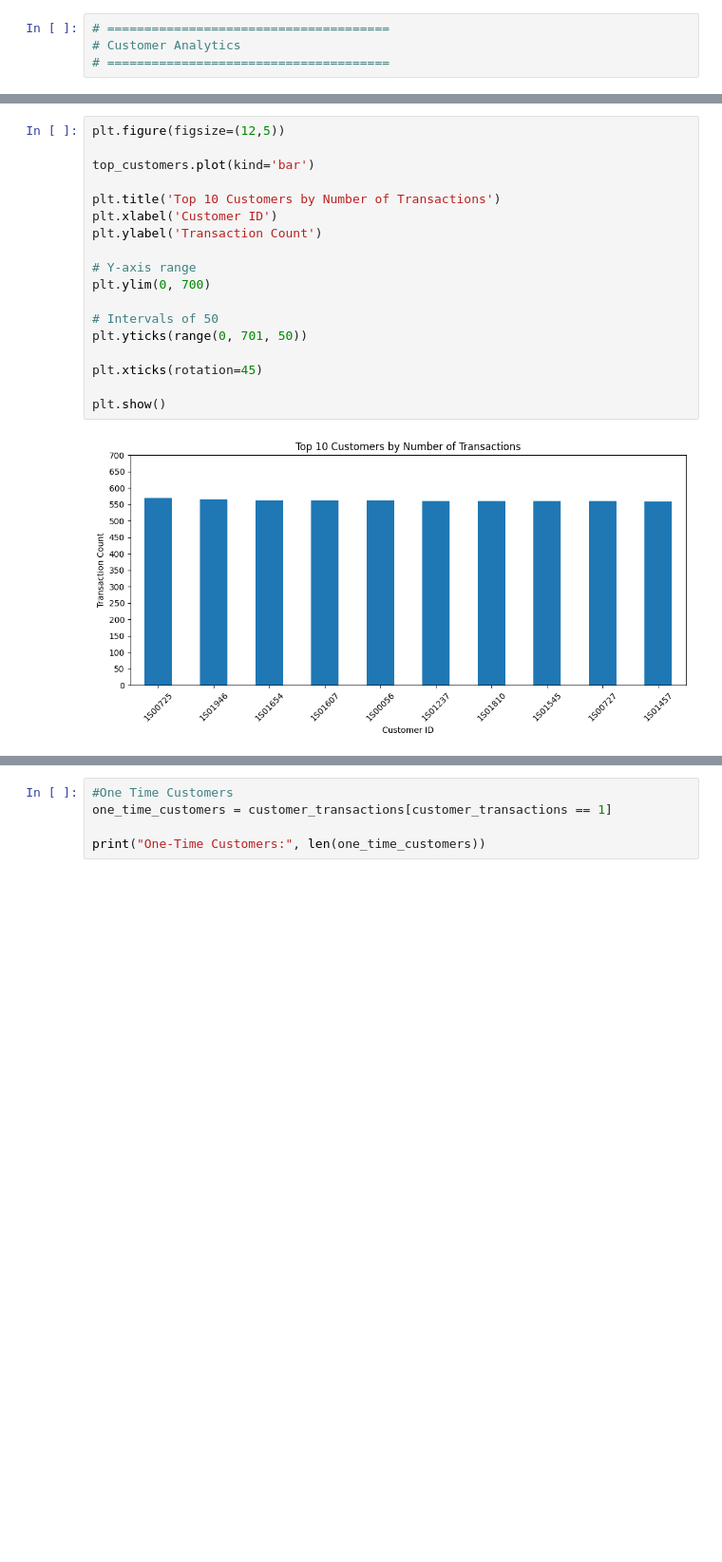
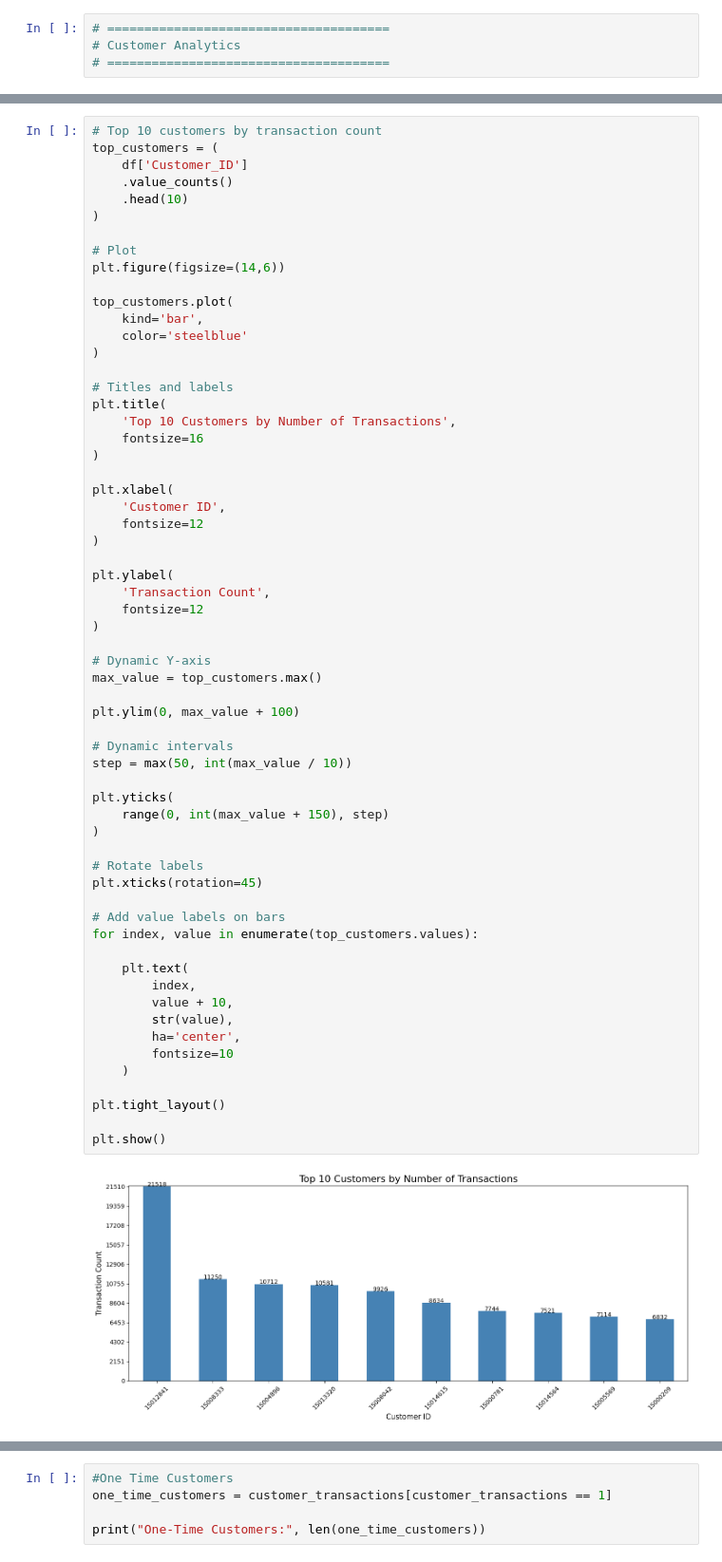
Before and after one commit to utkxrshrxj/Billing-and-Transaction-Analytics-System, a Jupyter notebook: btas.ipynb, the cells around one changed output, grey strips where cells are left out. Shown at 95% size. Saved outputs shown, nothing was run; the diff lists cells and outputs as text; blank space fills up the shorter version.

Commit message:
Added RFM analysis, cohort retention analysis, and enhanced visualizations

```diff
--- a/btas.ipynb
+++ b/btas.ipynb
@@ -350,24 +350,67 @@ Customer_ID
 dtype: int64
 # %%
-plt.figure(figsize=(12,5))
+# Top 10 customers by transaction count
+top_customers = (
+    df['Customer_ID']
+    .value_counts()
+    .head(10)
+)
 
-top_customers.plot(kind='bar')
+# Plot
+plt.figure(figsize=(14,6))
 
-plt.title('Top 10 Customers by Number of Transactions')
-plt.xlabel('Customer ID')
-plt.ylabel('Transaction Count')
+top_customers.plot(
+    kind='bar',
+    color='steelblue'
+)
 
-# Y-axis range
-plt.ylim(0, 700)
+# Titles and labels
+plt.title(
+    'Top 10 Customers by Number of Transactions',
+    fontsize=16
+)
 
-# Intervals of 50
-plt.yticks(range(0, 701, 50))
+plt.xlabel(
+    'Customer ID',
+    fontsize=12
+)
 
+plt.ylabel(
+    'Transaction Count',
+    fontsize=12
+)
+
+# Dynamic Y-axis
+max_value = top_customers.max()
+
+plt.ylim(0, max_value + 100)
+
+# Dynamic intervals
+step = max(50, int(max_value / 10))
+
+plt.yticks(
+    range(0, int(max_value + 150), step)
+)
+
+# Rotate labels
 plt.xticks(rotation=45)
 
+# Add value labels on bars
+for index, value in enumerate(top_customers.values):
+
+    plt.text(
+        index,
+        value + 10,
+        str(value),
+        ha='center',
+        fontsize=10
+    )
+
+plt.tight_layout()
+
 plt.show()
 # %% [output]
-[figure, old version]
+[figure, new version]
 # %%
 #Total Billing quantity per customer of top 10 customers
 customer_quantity = df.groupby('Customer_ID')['Billing_Quantity'].sum()
```
Also changed, not shown: parts of 47 cells of this notebook.
